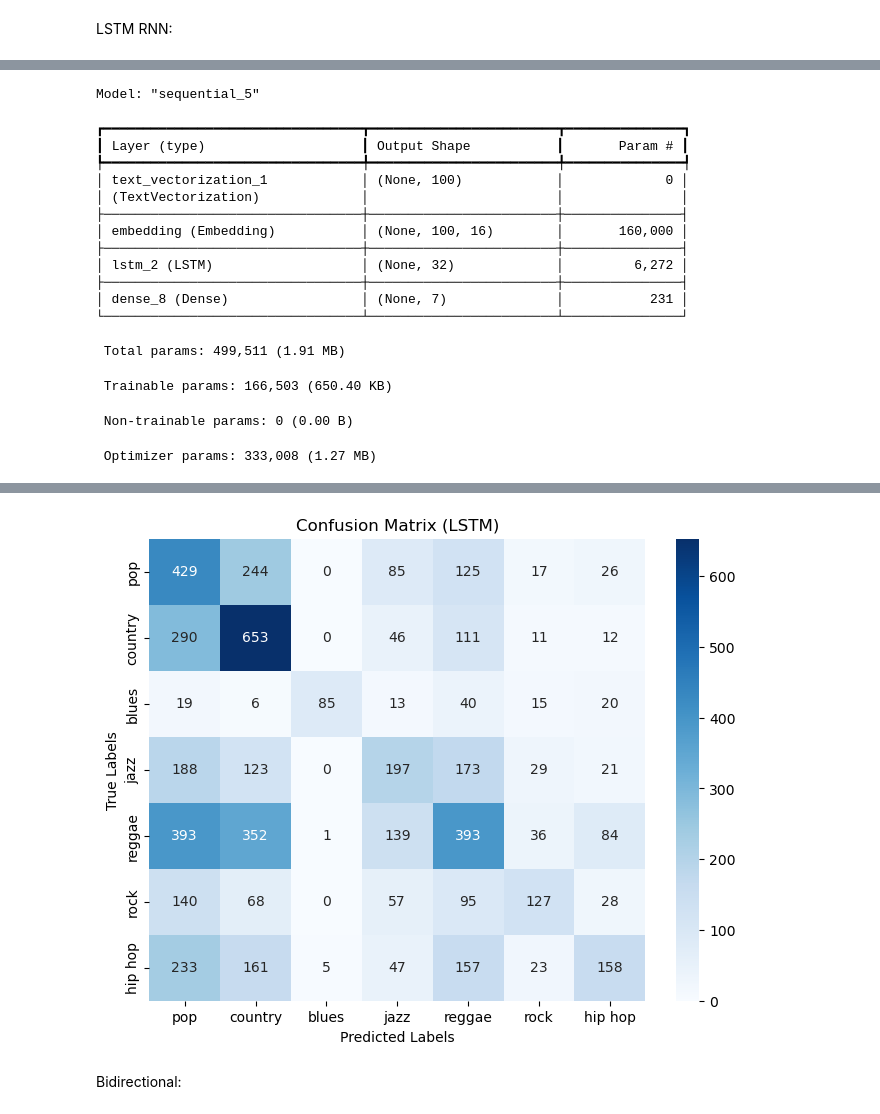
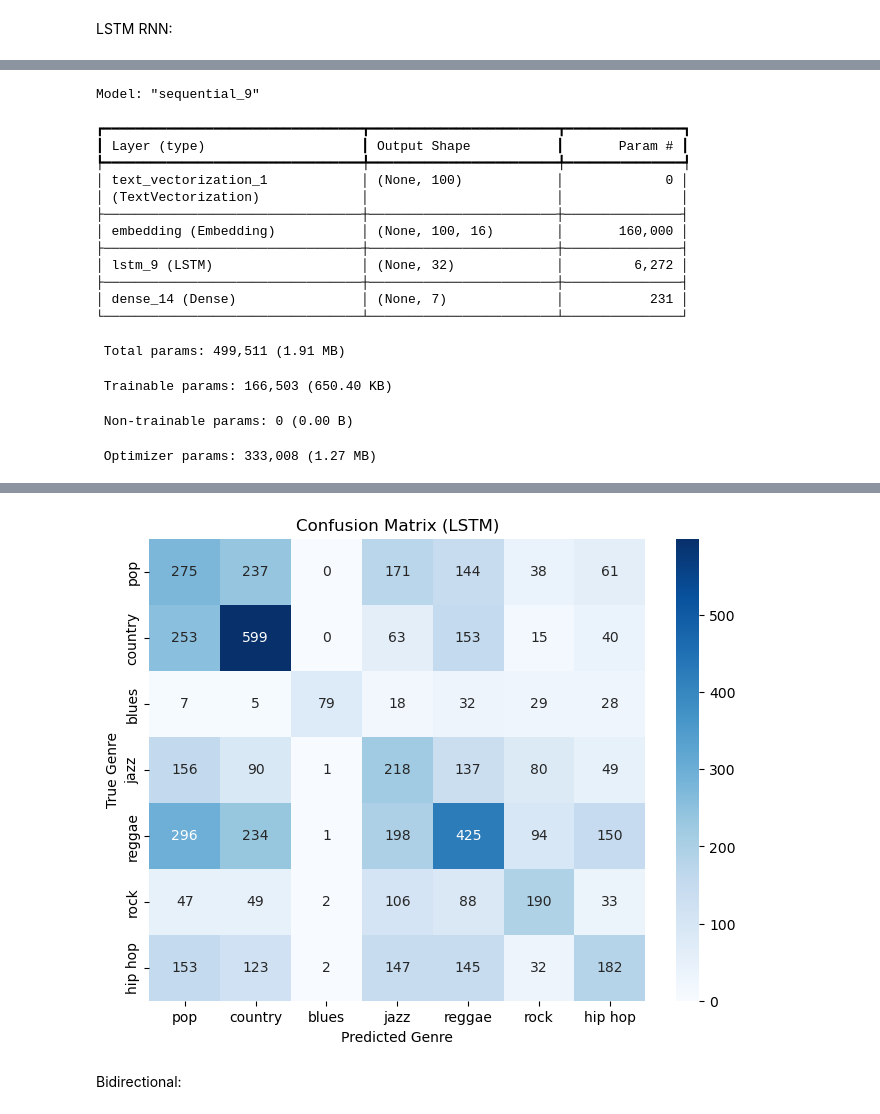
Before and after one commit to jro190002/CS4375-FinalProject, a Jupyter notebook: model.ipynb, the cells around one changed output, grey strips where cells are left out. Drawn from its saved outputs; the diff is of its cells as text; code cells hidden in the pictures.

```diff
--- a/model.ipynb
+++ b/model.ipynb
@@ -230,5 +253,10 @@ plt.show()
 # %% [markdown]
 LSTM RNN:
+# %%
+# Split data for LSTM model
+X_train_lstm, X_test_lstm, y_train_lstm, y_test_lstm = train_test_split(X, y, test_size=0.2, random_state=42)
+y_train_lstm = label_binarizer.fit_transform(y_train_lstm)
+y_test_lstm = label_binarizer.transform(y_test_lstm)
 # %%
 embedding_dim=16
 
@@ -255,9 +283,9 @@ callback = tf.keras.callbacks.EarlyStopping(
 )
 
 model.fit(
-    X_train,
-    y_train,
-    validation_data=(X_test, y_test),
+    X_train_lstm,
+    y_train_lstm,
+    validation_data=(X_test_lstm, y_test_lstm),
     epochs=15,
     callbacks= [callback])
 # %% [output]
@@ -277,7 +305,7 @@ Epoch 6/15
 # %%
 model.summary()
 # %% [output]
-Model: "sequential_5"
+Model: "sequential_9"
 ┏━━━━━━━━━━━━━━━━━━━━━━━━━━━━━━━━━┳━━━━━━━━━━━━━━━━━━━━━━━━┳━━━━━━━━━━━━━━━┓
 ┃ Layer (type)                    ┃ Output Shape           ┃       Param # ┃
 ┡━━━━━━━━━━━━━━━━━━━━━━━━━━━━━━━━━╇━━━━━━━━━━━━━━━━━━━━━━━━╇━━━━━━━━━━━━━━━┩
@@ -286,9 +314,9 @@ Model: "sequential_5"
 ├─────────────────────────────────┼────────────────────────┼───────────────┤
 │ embedding (Embedding)           │ (None, 100, 16)        │       160,000 │
 ├─────────────────────────────────┼────────────────────────┼───────────────┤
-│ lstm_2 (LSTM)                   │ (None, 32)             │         6,272 │
+│ lstm_9 (LSTM)                   │ (None, 32)             │         6,272 │
 ├─────────────────────────────────┼────────────────────────┼───────────────┤
-│ dense_8 (Dense)                 │ (None, 7)              │           231 │
+│ dense_14 (Dense)                │ (None, 7)              │           231 │
 └─────────────────────────────────┴────────────────────────┴───────────────┘
  Total params: 499,511 (1.91 MB)
  Trainable params: 166,503 (650.40 KB)
@@ -307,8 +335,8 @@ conf_matrix_lstm = confusion_matrix(true_labels_lstm, predicted_labels_lstm)
 # Plot confusion matrix
 plt.figure(figsize=(8, 6))
 sns.heatmap(conf_matrix_lstm, annot=True, fmt="d", cmap="Blues", xticklabels=labels, yticklabels=labels)
-plt.xlabel("Predicted Labels")
-plt.ylabel("True Labels")
+plt.xlabel("Predicted Genre")
+plt.ylabel("True Genre")
 plt.title("Confusion Matrix (LSTM)")
 plt.show()
 # %% [output]
@@ -316,3 +344,3 @@ plt.show()
-[figure, old version]
+[figure, new version]
 # %% [markdown]
 Bidirectional:
```
Also changed, not shown: parts of 21 cells of this notebook.
